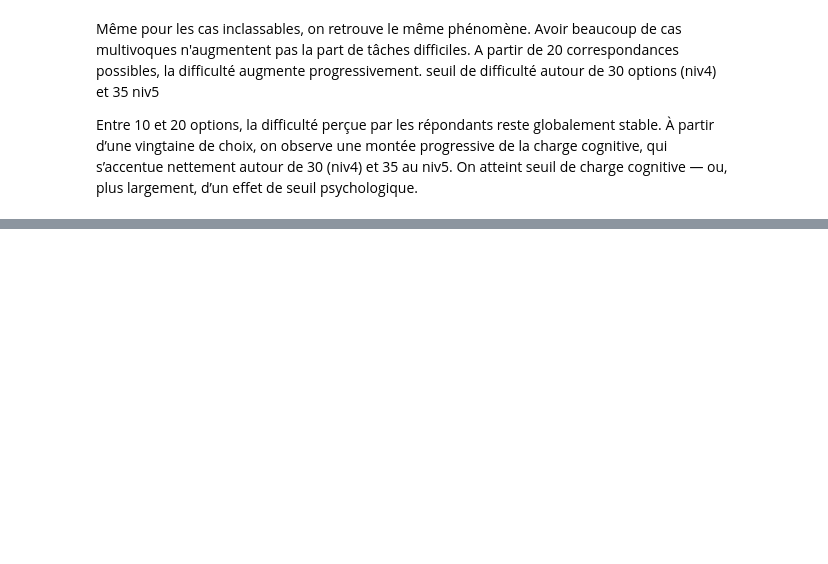
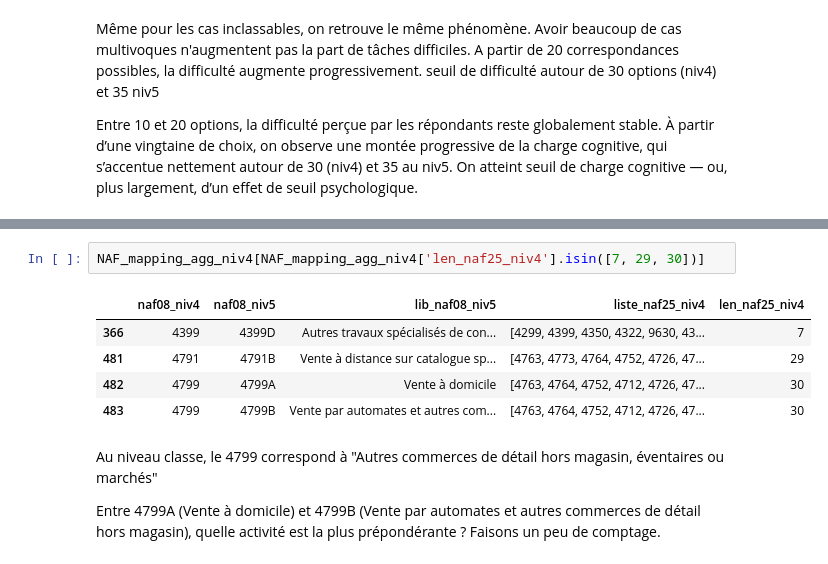
Before and after one commit to InseeFrLab/codif-ape-annotation, a Jupyter notebook: notebooks/result_analysis.ipynb, the cells around one changed output, grey strips where cells are left out. Cells and saved outputs as stored; diff of their text form; blank space fills up the shorter version.

```diff
--- a/notebooks/result_analysis.ipynb
+++ b/notebooks/result_analysis.ipynb
@@ -586,0 +585,12 @@ Entre 10 et 20 options, la difficulté perçue par les répondants reste globale
+# %%
+NAF_mapping_agg_niv4[NAF_mapping_agg_niv4['len_naf25_niv4'].isin([7, 29, 30])]
+# %% [output]
+|  | naf08_niv4 | naf08_niv5 | lib_naf08_niv5 | liste_naf25_niv4 | len_naf25_niv4 |
+| 366 | 4399 | 4399D | Autres travaux spécialisés de con... | [4299, 4399, 4350, 4322, 9630, 43... | 7 |
+| 481 | 4791 | 4791B | Vente à distance sur catalogue sp... | [4763, 4773, 4764, 4752, 4726, 47... | 29 |
+| 482 | 4799 | 4799A | Vente à domicile | [4763, 4764, 4752, 4712, 4726, 47... | 30 |
+| 483 | 4799 | 4799B | Vente par automates et autres com... | [4763, 4764, 4752, 4712, 4726, 47... | 30 |
+# %% [markdown]
+Au niveau classe, le 4799 correspond à "Autres commerces de détail hors magasin, éventaires ou marchés"
+
+Entre 4799A (Vente à domicile) et 4799B (Vente par automates et autres commerces de détail hors magasin), quelle activité est la plus prépondérante ? Faisons un peu de comptage.
```
Also changed, not shown: parts of 10 cells of this notebook.
